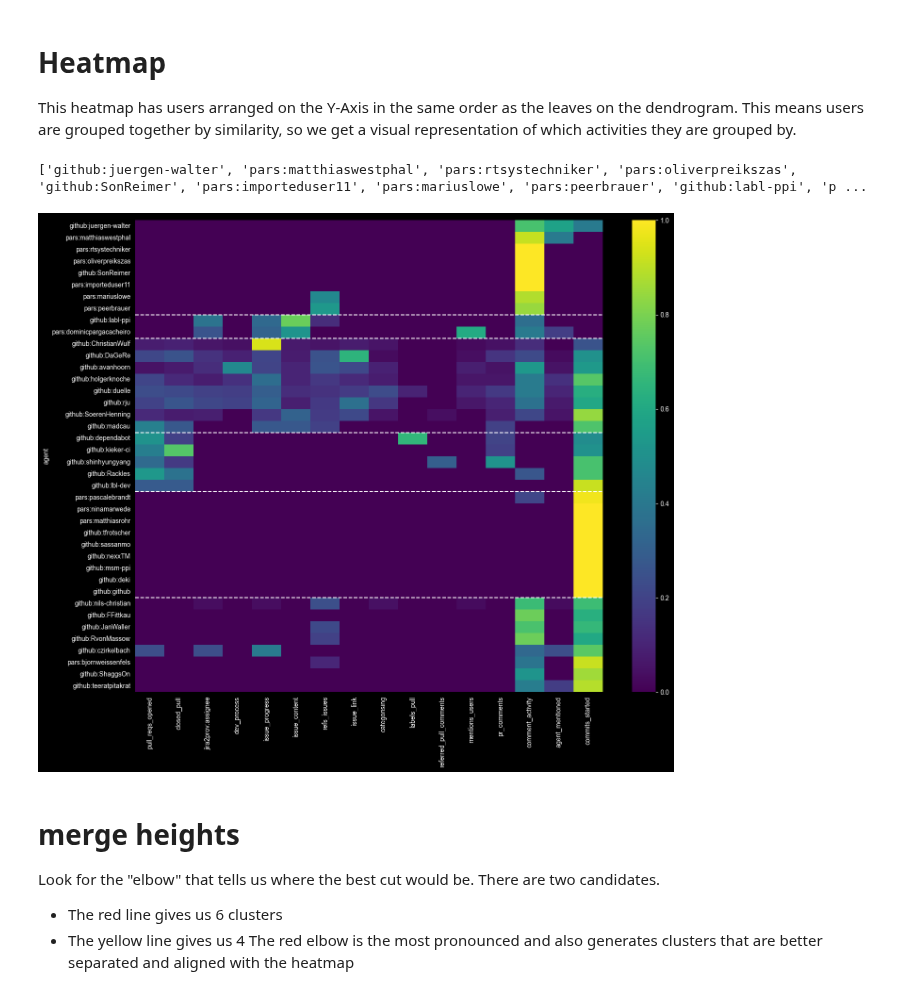
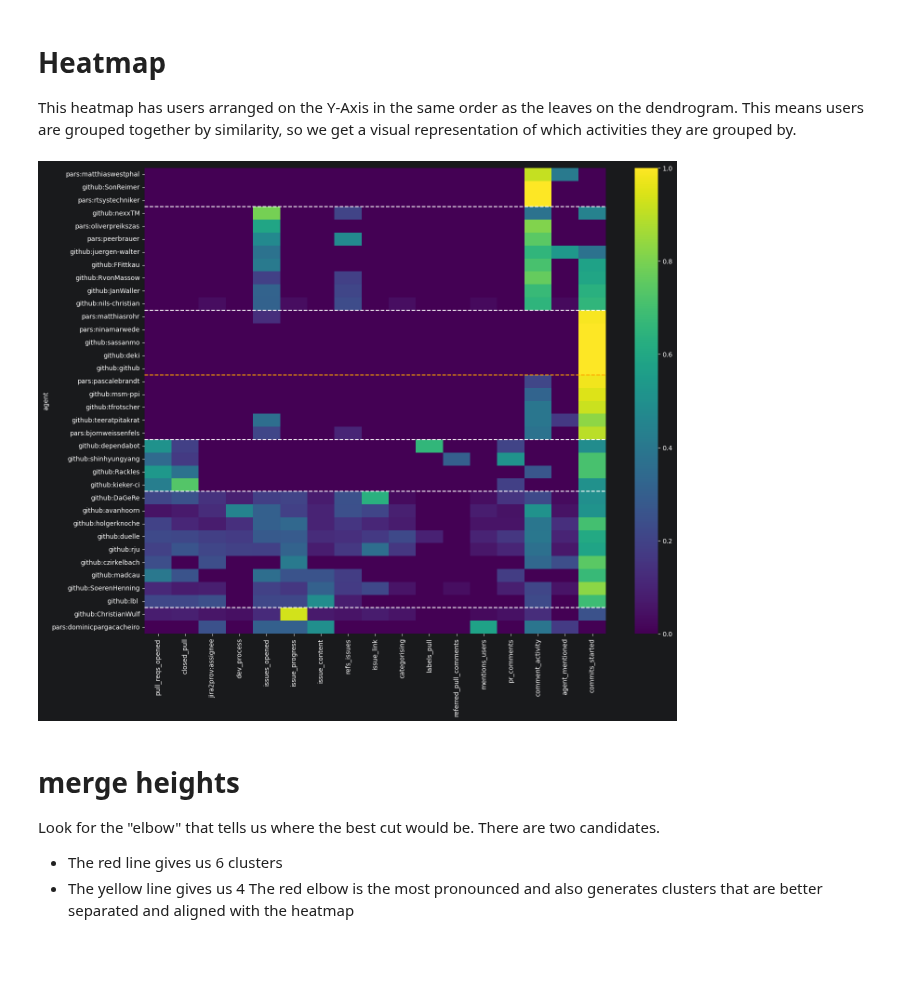
Before and after one commit to RSEMetaScience/kieker_analysis, a Jupyter notebook: notebooks/clustering.csv.ipynb, the cells around one changed output. Cells and saved outputs as stored; diff of their text form; code cells hidden in the pictures; blank space fills up the shorter version.

```diff
--- a/notebooks/clustering.csv.ipynb
+++ b/notebooks/clustering.csv.ipynb
@@ -83,10 +150,13 @@ To see the difference, change the 'metric' parameter on line 4
 from scipy.cluster.hierarchy import dendrogram
 from scipy.spatial.distance import pdist
 # claculate (yes this is a word now!) the distances.we use bray-curtis as a distance metric because it doesnt use square values and so is less sensitive to magnitude.
-e_dist = pdist(transformed_results, metric="braycurtis")
+e_dist = pdist(transformed_results, metric="euclidean")
 
 # do the clustering - we are using the ward method for calculating distances between clusters. To calculate the distances between two clusters it looks at how the variance changes if the clusters are merged.
 clusters = linkage(e_dist, method="ward")
+
+# make Jupyter display the preview  as a vector - this wont display in the IDE and we only need it when saving- set it back to png to display
+%config InlineBackend.figure_format = 'png'
 
 plt.figure(figsize=(14, 8))
 # make a tree
@@ -101,7 +171,8 @@ variables_order = [
                     'pull_reqs_opened',
                     'closed_pull',
                     'jira2prov:assignee',   # from here down to 'issue_link' it's jira2prov /issue related, so pre-Git users should go dark in this region
-                    'dev_process',          #   |
+                    'dev_process',
+                    'issues_opened' ,       #   |
                     'issue_progress',       #   |
                     'issue_content',        #   |
                     'refs_issues',          #   |
@@ -124,8 +195,11 @@ variables_order = [
 # reorder the variables to group them by similarity for a better heatmap
 ordered_results =  ordered_results[variables_order]
 
-plt.axhline(y=0.63, color="red", linestyle="--")
-plt.axhline(y=1.15, color="yellow", linestyle="--")
+plt.axhline(y=1.08, color="red", linestyle="--")
+plt.axhline(y=0.80, color="yellow", linestyle="--")
 plt.tight_layout()
+
+# uncomment this and line 10 to save it as a vector pdf
+# plt.savefig('dendrogram.pdf', format='pdf', bbox_inches='tight')
 plt.show()
 # %% [output]
@@ -136,19 +210,20 @@ This heatmap has users arranged on the Y-Axis in the same order as the leaves on
 # %%
 # heatmap using data with the agents in the same order as the dendrogram leaves, i.e
 plt.figure(figsize=(16, 13))
 # ...using the ordered results from the last cell.
 hmp=sns.heatmap(ordered_results, cmap="viridis",yticklabels=1,xticklabels=1)
-hmp.axhline(10, color="white", linestyle="--")
-hmp.axhline(8, color="white", linestyle="--")
-hmp.axhline(18, color="white", linestyle="--")
-hmp.axhline(23, color="white", linestyle="--")
-hmp.axhline(32, color="white", linestyle="--")
-# hmp.axhline(33, color="white", linestyle="--")
+hmp.axhline(3, color="white", linestyle="--")
+hmp.axhline(11, color="white", linestyle="--")
+hmp.axhline(16, color="orange", linestyle="--")
+hmp.axhline(21, color="white", linestyle="--")
+hmp.axhline(25, color="white", linestyle="--")
+hmp.axhline(34, color="white", linestyle="--")
+hmp.axhline(46, color="white", linestyle="--")
 # print (ordered_results.index.tolist())
+plt.savefig('heatmap.pdf', format='pdf', bbox_inches='tight')
 plt.show()
 # %% [output]
-['github:juergen-walter', 'pars:matthiaswestphal', 'pars:rtsystechniker', 'pars:oliverpreikszas', 'github:SonReimer', 'pars:importeduser11', 'pars:mariuslowe', 'pars:peerbrauer', 'github:labl-ppi', 'p ...
-[figure, old version]
+[figure, new version]
 # %% [markdown]
 # merge heights
 Look for the "elbow" that tells us where the best cut would be.
```
Also changed, not shown: parts of 13 cells of this notebook.
